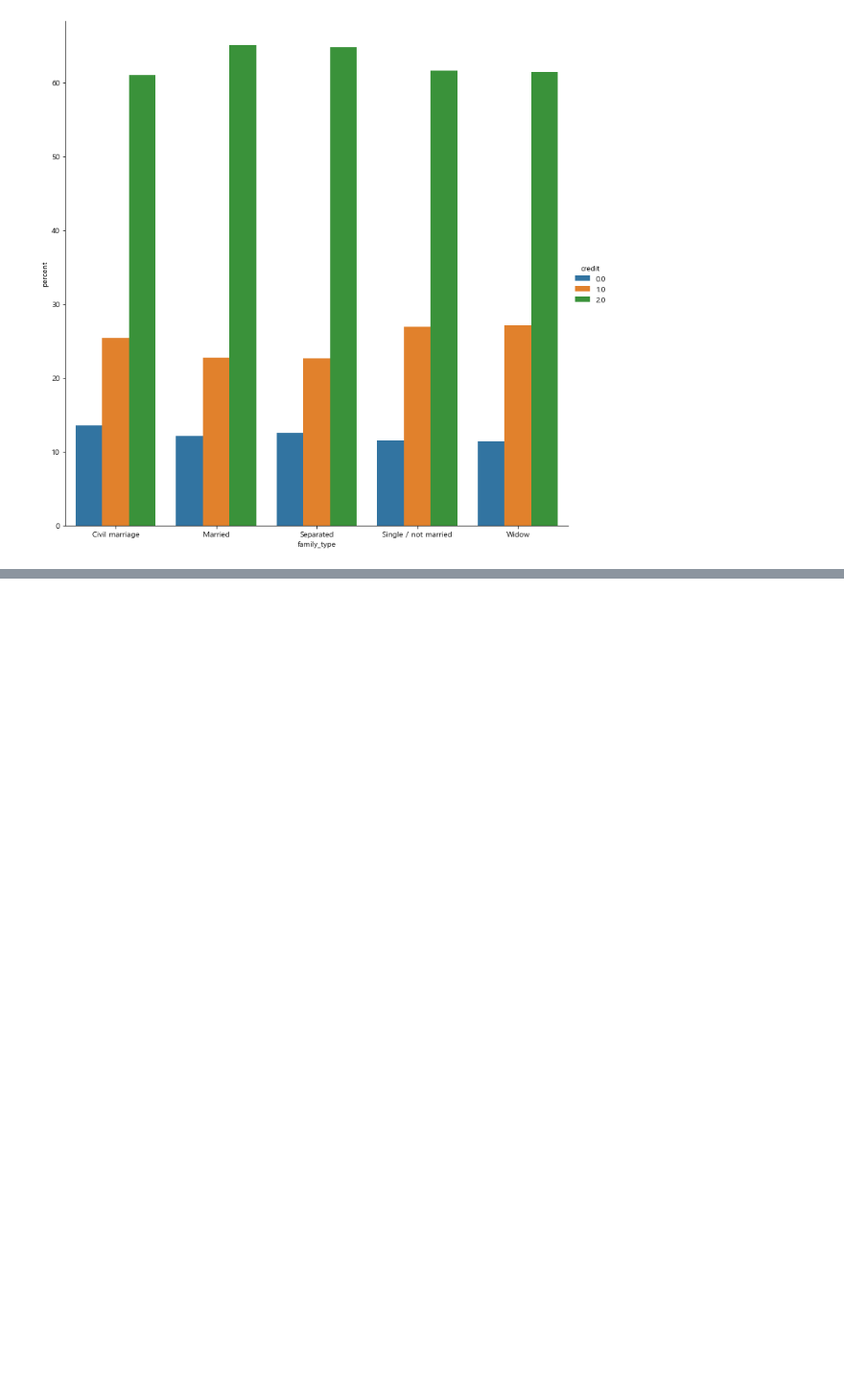
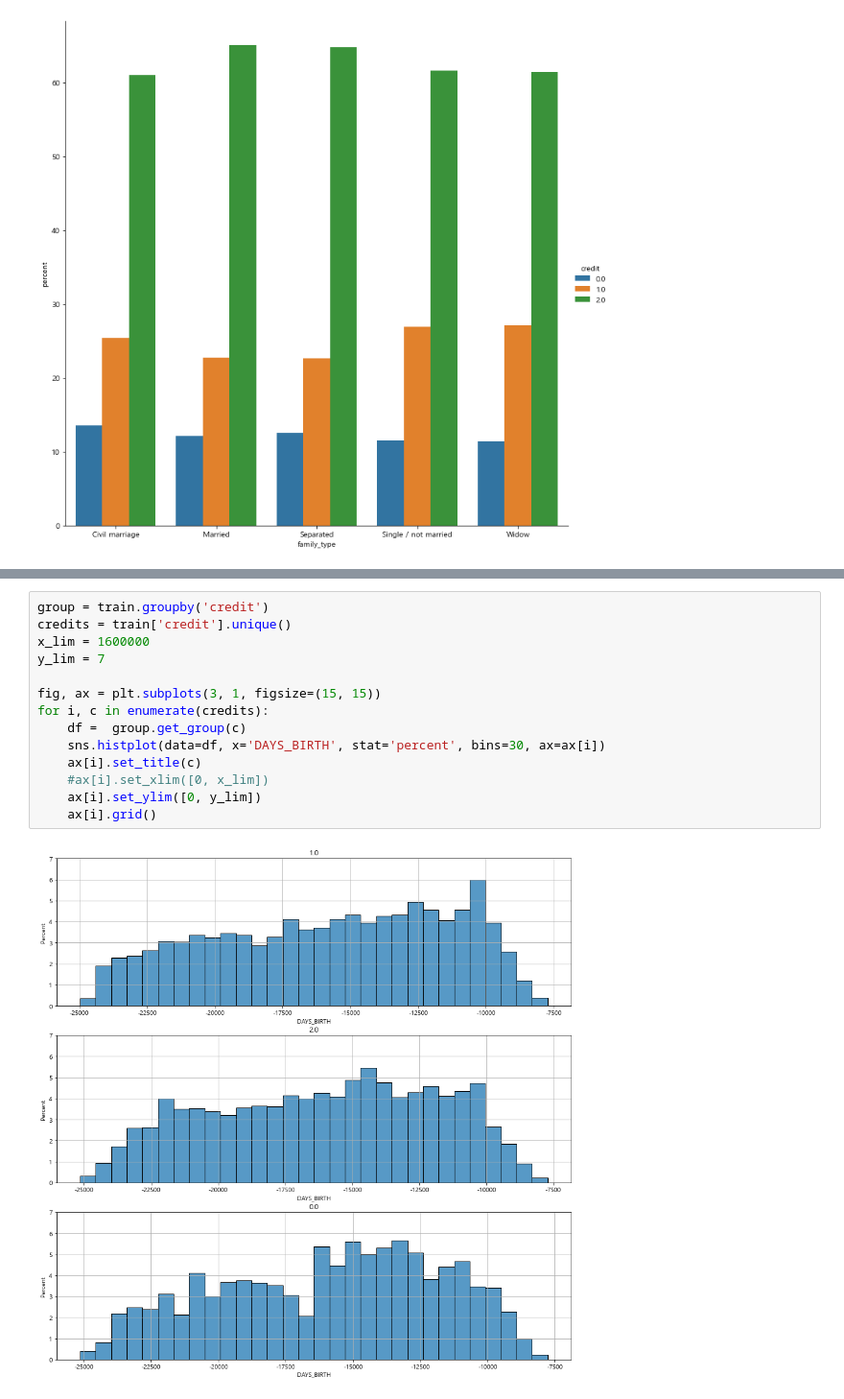
Before and after one commit to kwjinwoo/DCC, a Jupyter notebook: structure data/task2/jinwoo/EDA.ipynb, the cells around one changed output, grey strips where cells are left out. Shown: that part at 96% size. Drawn from its saved outputs; the diff is of its cells as text; blank space fills up the shorter version.

```diff
--- a/structure data/task2/jinwoo/EDA.ipynb
+++ b/structure data/task2/jinwoo/EDA.ipynb
@@ -270,0 +293,16 @@ df = (train.groupby('family_type')['credit'].value_counts(normalize=True)
+# %%
+group = train.groupby('credit')
+credits = train['credit'].unique()
+x_lim = 1600000
+y_lim = 7
+
+fig, ax = plt.subplots(3, 1, figsize=(15, 15))
+for i, c in enumerate(credits):
+    df =  group.get_group(c)
+    sns.histplot(data=df, x='DAYS_BIRTH', stat='percent', bins=30, ax=ax[i])
+    ax[i].set_title(c)
+    #ax[i].set_xlim([0, x_lim])
+    ax[i].set_ylim([0, y_lim])
+    ax[i].grid()
+# %% [output]
+[figure, added]
```
Also changed, not shown: parts of 24 cells of this notebook.
